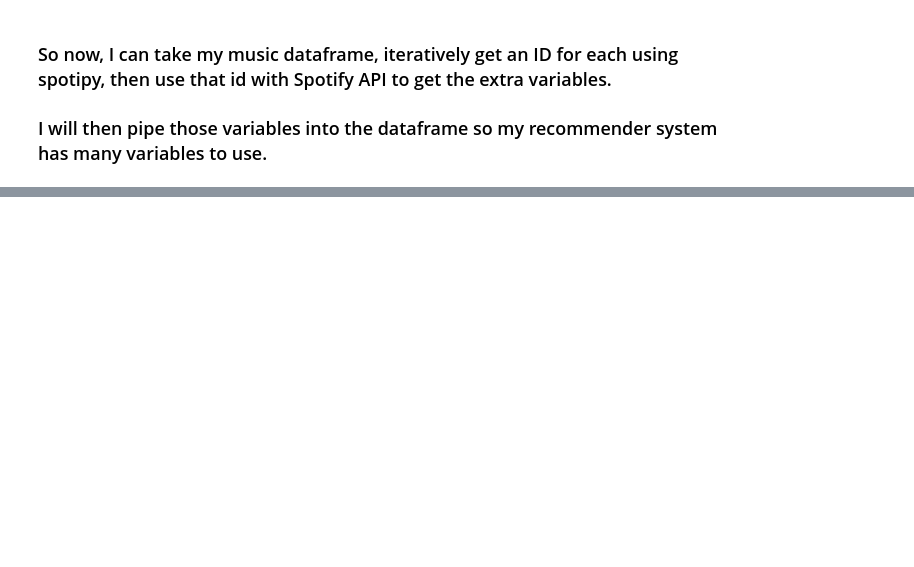
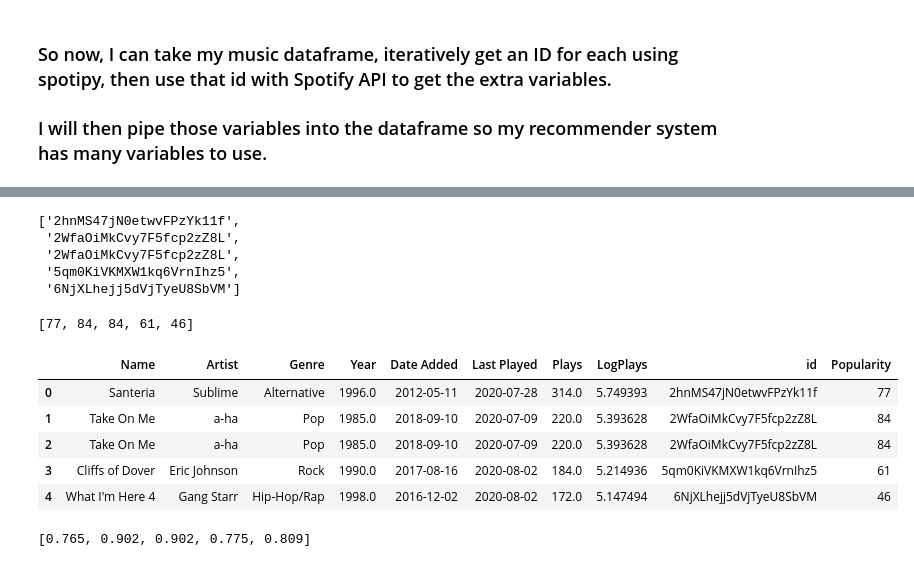
Before and after one commit to caltodo/MusicAnalysis, a Jupyter notebook: STCD_recommender.ipynb, the cells around one changed output, grey strips where cells are left out. Drawn from its saved outputs; the diff is of its cells as text; code cells hidden in the pictures; blank space fills up the shorter version.

```diff
--- a/STCD_recommender.ipynb
+++ b/STCD_recommender.ipynb
@@ -352,0 +390,30 @@ song_info['danceability']
+# %%
+l = len(t_50)
+endpoint = "https://api.spotify.com/v1/search"
+
+id_list = []
+pop_list = []
+
+for i in range(l):
+    #print(i)
+    song_name = t_50['Name'][i]
+    #print(song_name)
+    data = urlencode({"q": song_name, "type": "track"})
+    lookup_url = f"{endpoint}?{data}"
+    r = requests.get(lookup_url, headers = header)
+    results = r.json()
+    items = results['tracks']['items']
+    id_list.append(items[0]['id'])
+    pop_list.append(items[0]['popularity'])
+# %%
+id_list[0:5]
+# %% [output]
+['2hnMS47jN0etwvFPzYk11f',
+ '2WfaOiMkCvy7F5fcp2zZ8L',
+ '2WfaOiMkCvy7F5fcp2zZ8L',
+ '5qm0KiVKMXW1kq6VrnIhz5',
+ '6NjXLhejj5dVjTyeU8SbVM']
+# %%
+pop_list[0:5]
+# %% [output]
+[77, 84, 84, 61, 46]
@@ -353,3 +423,12 @@ song_info['danceability']
+# %%
+t_50.head() #ID is now appended into the dataframe
+# %% [output]
+|  | Name | Artist | Genre | Year | Date Added | Last Played | Plays | LogPlays | id | Popularity |
+| 0 | Santeria | Sublime | Alternative | 1996.0 | 2012-05-11 | 2020-07-28 | 314.0 | 5.749393 | 2hnMS47jN0etwvFPzYk11f | 77 |
+| 1 | Take On Me | a-ha | Pop | 1985.0 | 2018-09-10 | 2020-07-09 | 220.0 | 5.393628 | 2WfaOiMkCvy7F5fcp2zZ8L | 84 |
+| 2 | Take On Me | a-ha | Pop | 1985.0 | 2018-09-10 | 2020-07-09 | 220.0 | 5.393628 | 2WfaOiMkCvy7F5fcp2zZ8L | 84 |
+| 3 | Cliffs of Dover | Eric Johnson | Rock | 1990.0 | 2017-08-16 | 2020-08-02 | 184.0 | 5.214936 | 5qm0KiVKMXW1kq6VrnIhz5 | 61 |
+| 4 | What I'm Here 4 | Gang Starr | Hip-Hop/Rap | 1998.0 | 2016-12-02 | 2020-08-02 | 172.0 | 5.147494 | 6NjXLhejj5dVjTyeU8SbVM | 46 |
 # %%
 #Algorithm for getting song info variables
 
@@ -367,0 +474,4 @@ song_info['danceability']
+# %%
+energy_list[0:5]
+# %% [output]
+[0.765, 0.902, 0.902, 0.775, 0.809]
```
Also changed, not shown: parts of 33 cells of this notebook.
